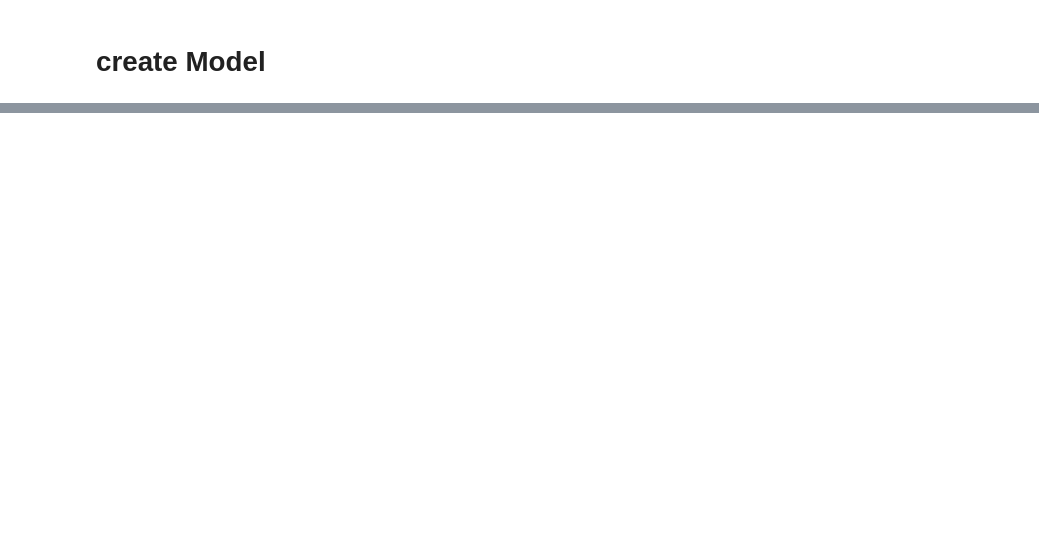
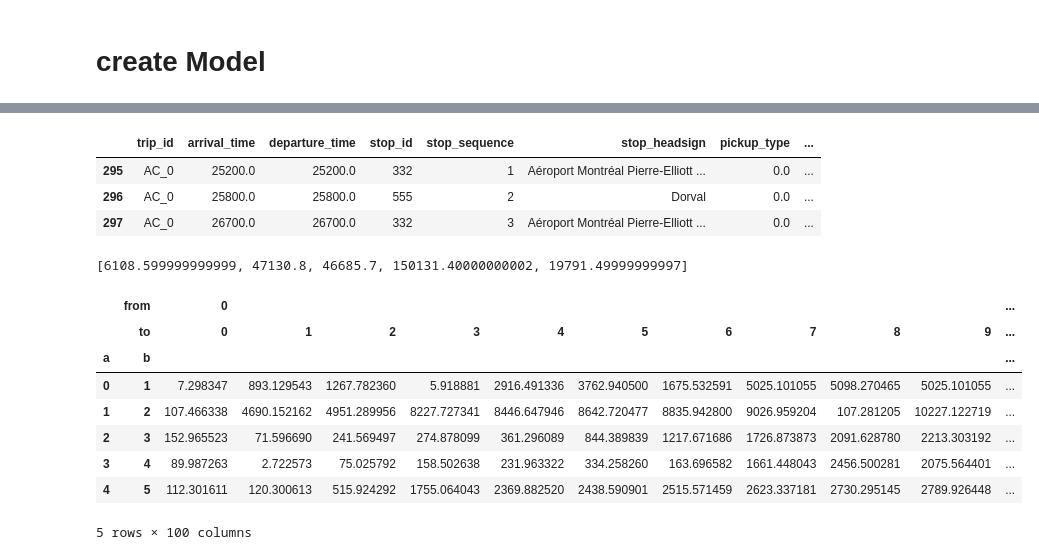
Before and after one commit to systragroup/quetzal, a Jupyter notebook: api/GTFS_importer/notebook/test.ipynb, the cells around one changed output, grey strips where cells are left out. Cells and saved outputs as stored; diff of their text form; code cells hidden in the pictures; blank space fills up the shorter version.

```diff
--- a/api/GTFS_importer/notebook/test.ipynb
+++ b/api/GTFS_importer/notebook/test.ipynb
@@ -226,0 +266,20 @@ df[df['location.bounding_box.minimum_latitude'].isnull()].iloc[0]['urls.latest']
+# %%
+%%snakeviz
+feeds_frequencies = []
+i=0
+print(i)
+feed_s = feeds_t[i].copy()
+feed_s.group_services()
+
+feed_s.build_stop_clusters(distance_threshold=50)
+feed_s.build_patterns(on='cluster_id')
+
+feed_frequencies = feed_s.convert_to_frequencies(time_range=time_range)
+shapes = feed_frequencies.shapes is not None
+feed_frequencies.build_links_and_nodes(log=False,
+                                       shape_dist_traveled=True,
+                                       from_shape=True,
+                                       stick_nodes_on_links=True,
+                                       keep_origin_columns=['departure_time','pickup_type'],
+                                       keep_destination_columns=['arrival_time','drop_off_type'])
+feeds_frequencies.append(feed_frequencies)
@@ -226,0 +320,13 @@ df[df['location.bounding_box.minimum_latitude'].isnull()].iloc[0]['urls.latest']
+# %%
+
+from_point='a'
+to_point='b'
+max_candidates=10
+log=False
+to_concat = []
+
+point_dict = self.nodes.set_index('stop_id')['geometry'].to_dict()
+shape_dict = self.shapes.set_index('shape_id')['geometry'].to_dict()
+
+stop_ids = set(self.links[[from_point, to_point]].values.flatten())
+stop_pts = pd.DataFrame([point_dict.get(n) for n in stop_ids], index=list(stop_ids), columns=['geometry'])
@@ -226,0 +427,23 @@ df[df['location.bounding_box.minimum_latitude'].isnull()].iloc[0]['urls.latest']
+# %%
+self.stop_times[self.stop_times['trip_id'] == trip].sort_values(by='stop_sequence')
+# %% [output]
+|  | trip_id | arrival_time | departure_time | stop_id | stop_sequence | stop_headsign | pickup_type | ... |
+| 295 | AC_0 | 25200.0 | 25200.0 | 332 | 1 | Aéroport Montréal Pierre-Elliott ... | 0.0 | ... |
+| 296 | AC_0 | 25800.0 | 25800.0 | 555 | 2 | Dorval | 0.0 | ... |
+| 297 | AC_0 | 26700.0 | 26700.0 | 332 | 3 | Aéroport Montréal Pierre-Elliott ... | 0.0 | ... |
+# %%
+shape_dist_traveled_diff
+# %% [output]
+[6108.599999999999, 47130.8, 46685.7, 150131.40000000002, 19791.49999999997]
+# %%
+diff_df
+# %% [output]
+|  | from | 0 |  |  |  |  |  |  |  |  |  | ... |
+|  | to | 0 | 1 | 2 | 3 | 4 | 5 | 6 | 7 | 8 | 9 | ... |
+| a | b |  |  |  |  |  |  |  |  |  |  | ... |
+| 0 | 1 | 7.298347 | 893.129543 | 1267.782360 | 5.918881 | 2916.491336 | 3762.940500 | 1675.532591 | 5025.101055 | 5098.270465 | 5025.101055 | ... |
+| 1 | 2 | 107.466338 | 4690.152162 | 4951.289956 | 8227.727341 | 8446.647946 | 8642.720477 | 8835.942800 | 9026.959204 | 107.281205 | 10227.122719 | ... |
+| 2 | 3 | 152.965523 | 71.596690 | 241.569497 | 274.878099 | 361.296089 | 844.389839 | 1217.671686 | 1726.873873 | 2091.628780 | 2213.303192 | ... |
+| 3 | 4 | 89.987263 | 2.722573 | 75.025792 | 158.502638 | 231.963322 | 334.258260 | 163.696582 | 1661.448043 | 2456.500281 | 2075.564401 | ... |
+| 4 | 5 | 112.301611 | 120.300613 | 515.924292 | 1755.064043 | 2369.882520 | 2438.590901 | 2515.571459 | 2623.337181 | 2730.295145 | 2789.926448 | ... |
+5 rows × 100 columns
```
Also changed, not shown: parts of 24 cells of this notebook, 4 other files.
